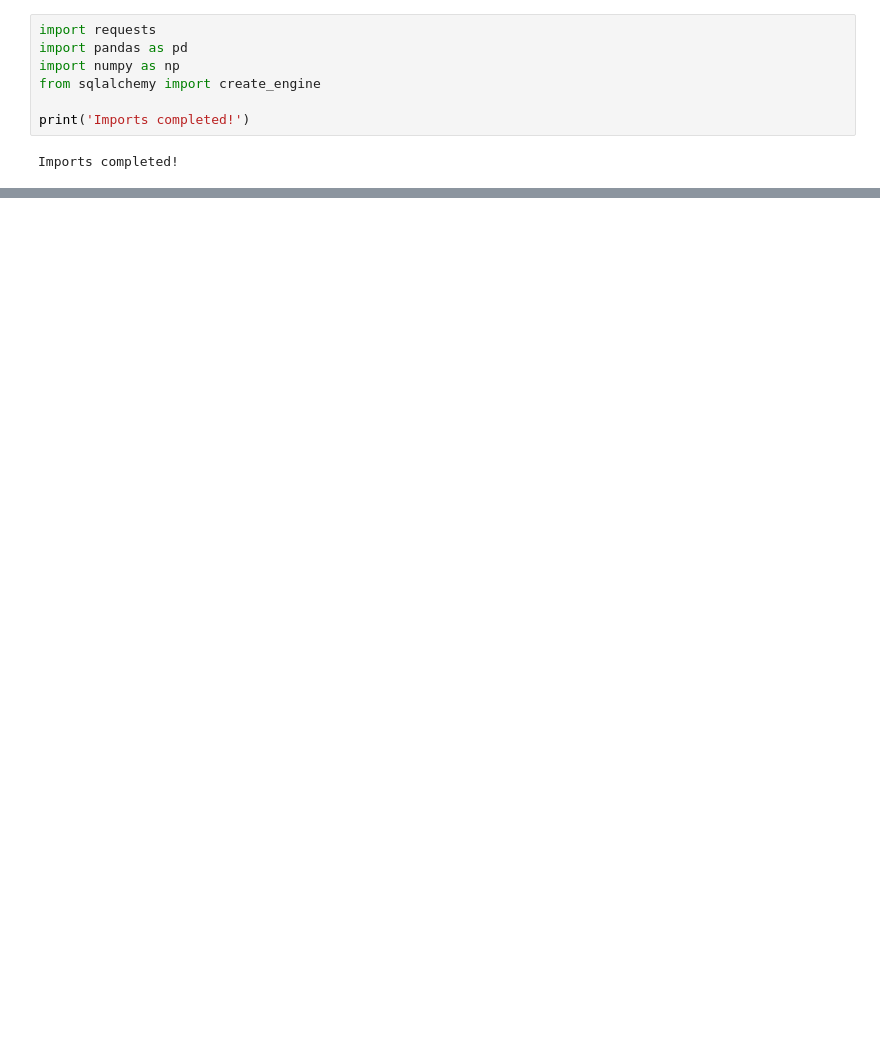
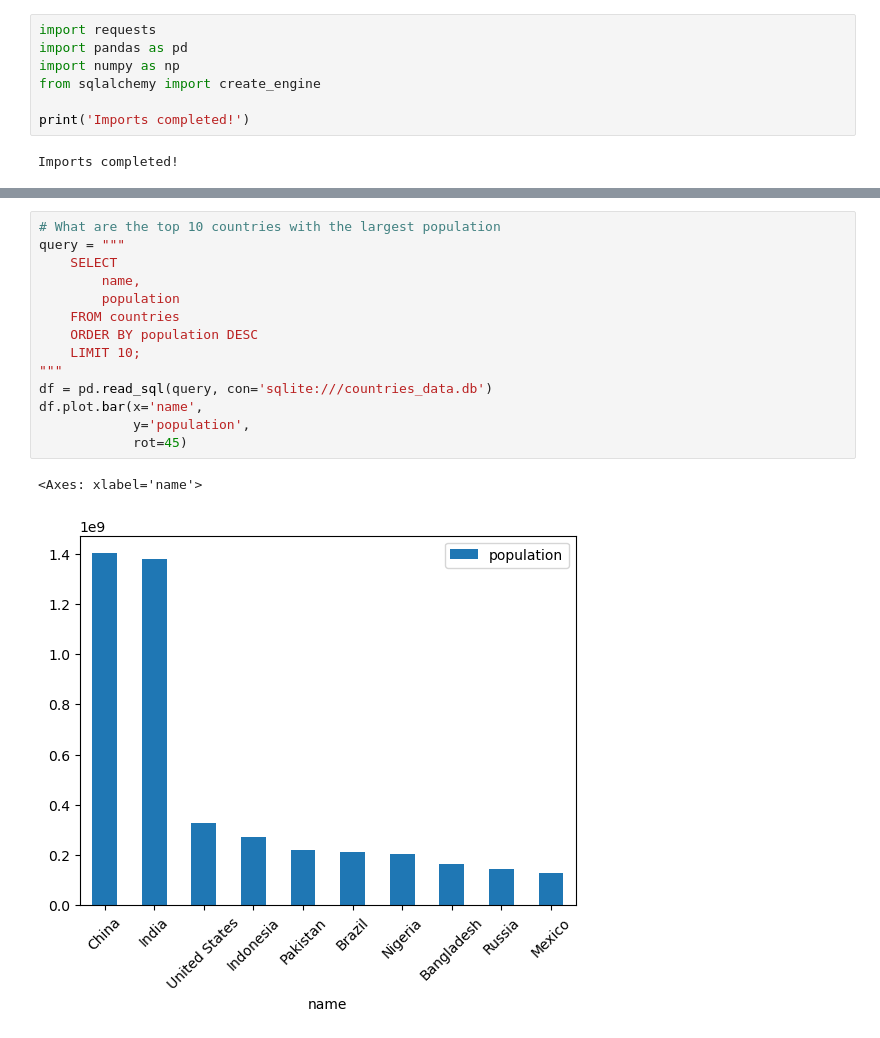
Before and after one commit to VincentGordon-Data-Analyst/etl-project1, a Jupyter notebook: etl.ipynb, the cells around one changed output, grey strips where cells are left out. Drawn from its saved outputs; the diff is of its cells as text; blank space fills up the shorter version.

```diff
--- a/etl.ipynb
+++ b/etl.ipynb
@@ -76,0 +88,17 @@ Index(['name', 'tld', 'cca2', 'ccn3', 'cca3', 'cioc', 'independent', 'status',
+# %%
+# What are the top 10 countries with the largest population
+query = """
+    SELECT
+        name,
+        population
+    FROM countries
+    ORDER BY population DESC
+    LIMIT 10;
+"""
+df = pd.read_sql(query, con='sqlite:///countries_data.db')
+df.plot.bar(x='name',
+            y='population',
+            rot=45)
+# %% [output]
+<Axes: xlabel='name'>
+[figure, added]
```
Also changed, not shown: parts of 11 cells of this notebook, 1 other file.
